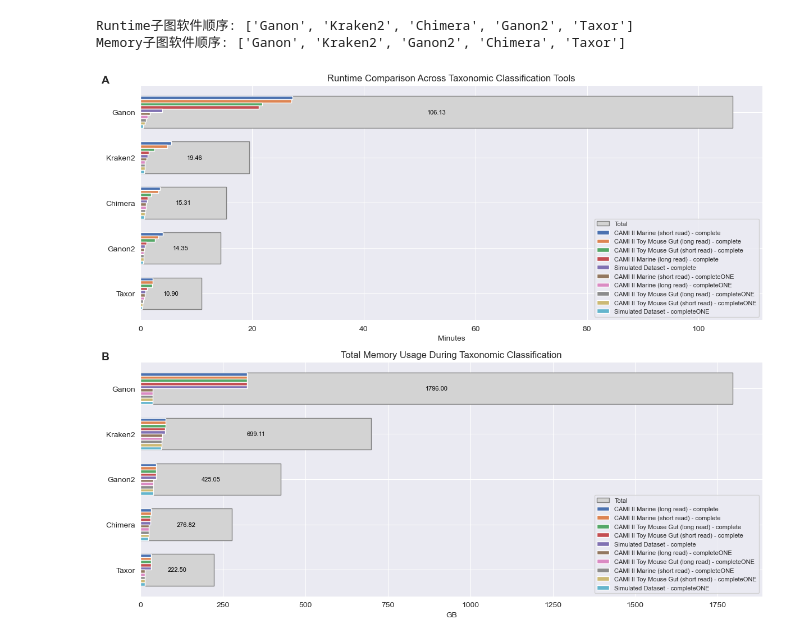
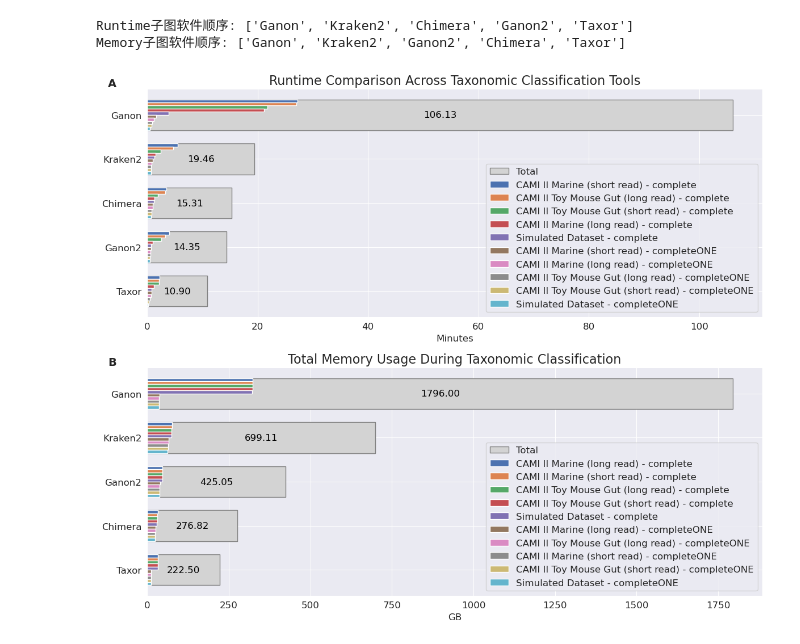
Before and after one commit to LoadStar822/ChimeraBenchmark, a Jupyter notebook: classify/drawClassifyTimeAndMemory.ipynb, the cells around one changed output. Cells and saved outputs as stored; diff of their text form; code cells hidden in the pictures.

```diff
--- a/classify/drawClassifyTimeAndMemory.ipynb
+++ b/classify/drawClassifyTimeAndMemory.ipynb
@@ -6,6 +6,8 @@ import numpy as np
 import pandas as pd
 import matplotlib.pyplot as plt
 import seaborn as sns
+import matplotlib as mpl
+mpl.rcParams.update({'font.size': 12})
 # %%
 # In [2]
 sns.set_palette("deep")
@@ -211,7 +213,7 @@ def plot_overshadow_bars_horizontal(
             fmt="%.2f",
             label_type="center",
             color="black",
-            fontsize=8
+            fontsize=12
         )
 
         # --- 2) 该软件的其他 combos, 从大到小
@@ -274,7 +276,7 @@ axes[0].legend(
     handles_rt,
     labels_rt,
     loc="lower right",
-    fontsize=8
+    fontsize=12
 )
 
 
@@ -293,37 +295,37 @@ for label, handle in handles_memory.items():
     labels_mem.append(label)
     handles_mem.append(handle[0])
 
 axes[1].legend(
     handles_mem,
     labels_mem,
     loc="lower right",
-    fontsize=8
+    fontsize=12
 )
 
 # 对第一个子图
 axes[0].text(
     x=-0.05, y=1,          # 相对坐标，可根据需要微调
     s="A",                   # 显示字母 A
     transform=axes[0].transAxes,  # 使用子图自身的坐标系
     fontsize=14, fontweight="bold",
     ha="right", va="bottom"  # 对齐方式
 )
-axes[0].set_title("Runtime Comparison Across Taxonomic Classification Tools", fontsize=12)
+axes[0].set_title("Runtime Comparison Across Taxonomic Classification Tools", fontsize=16)
 
 # 对第二个子图
 axes[1].text(
     x=-0.05, y=1,
     s="B",
     transform=axes[1].transAxes,
     fontsize=14, fontweight="bold",
     ha="right", va="bottom"
 )
-axes[1].set_title("Total Memory Usage During Taxonomic Classification", fontsize=12)
+axes[1].set_title("Total Memory Usage During Taxonomic Classification", fontsize=16)
 
 plt.tight_layout()
 plt.show()
 # %% [output]
-[figure, old version]
+[figure, new version]
 # %%
 # In [7]
 ## 保存图片为svg和pdf格式
```
Also changed, not shown: parts of 1 cell of this notebook, 12 other files.
